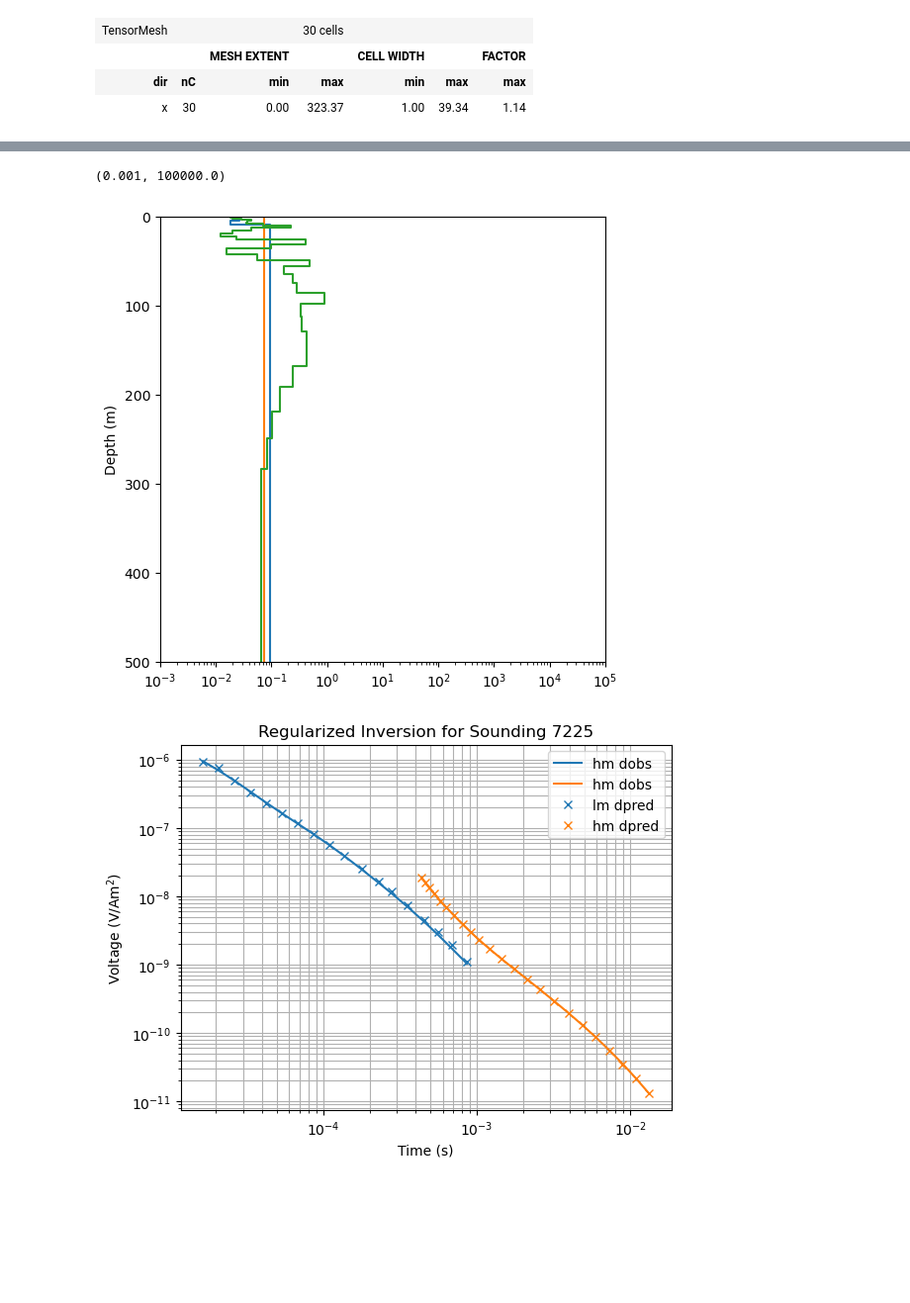
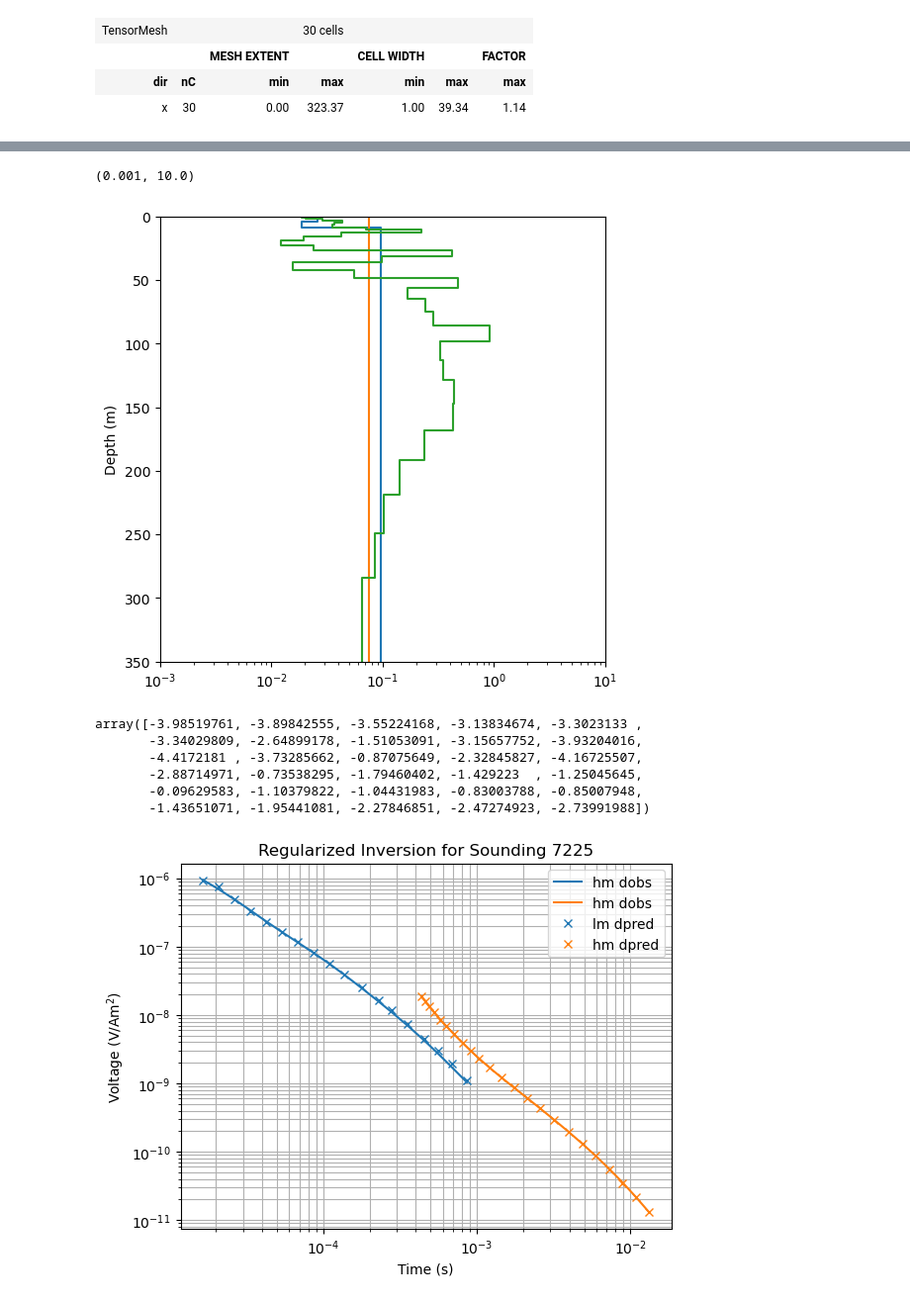
Before and after one commit to oscarshek/EOSC-556-Project, a Jupyter notebook: Notebook/AusAEM_WA.ipynb, the cells around one changed output, grey strips where cells are left out. Shown at 99% size. Saved outputs shown, nothing was run; the diff lists cells and outputs as text; code cells hidden in the pictures; blank space fills up the shorter version.

```diff
--- a/Notebook/AusAEM_WA.ipynb
+++ b/Notebook/AusAEM_WA.ipynb
@@ -534,13 +534,22 @@ x0 has any nan: 0
 # %%
 data_pre_3 = sim_reg.make_synthetic_data(recovered_model_3)
 ax = plot_1d_layer_model(sim_inv2.thicknesses, sim_inv2.sigma)
 ax.axvline(sim_inv1.sigma, color='C1')
 plot_1d_layer_model(sim_reg.thicknesses, sim_reg.sigma, ax=ax, color='C2')
-ax.set_ylim([500, 0])
-ax.set_xlim([1E-3, 1E5])
+ax.set_ylim([350, 0])
+ax.set_xlim([1E-3, 1E1])
 # %% [output]
-(0.001, 100000.0)
+(0.001, 10.0)
-[figure, old version]
+[figure, new version]
+# %%
+recovered_model_3
+# %% [output]
+array([-3.98519761, -3.89842555, -3.55224168, -3.13834674, -3.3023133 ,
+       -3.34029809, -2.64899178, -1.51053091, -3.15657752, -3.93204016,
+       -4.4172181 , -3.73285662, -0.87075649, -2.32845827, -4.16725507,
+       -2.88714971, -0.73538295, -1.79460402, -1.429223  , -1.25045645,
+       -0.09629583, -1.10379822, -1.04431983, -0.83003788, -0.85007948,
+       -1.43651071, -1.95441081, -2.27846851, -2.47274923, -2.73991988])
 # %%
 plot_data(data_pre_3, sounding, "Regularized Inversion ")
 # %% [output]
```
Also changed, not shown: parts of 4 cells of this notebook.
